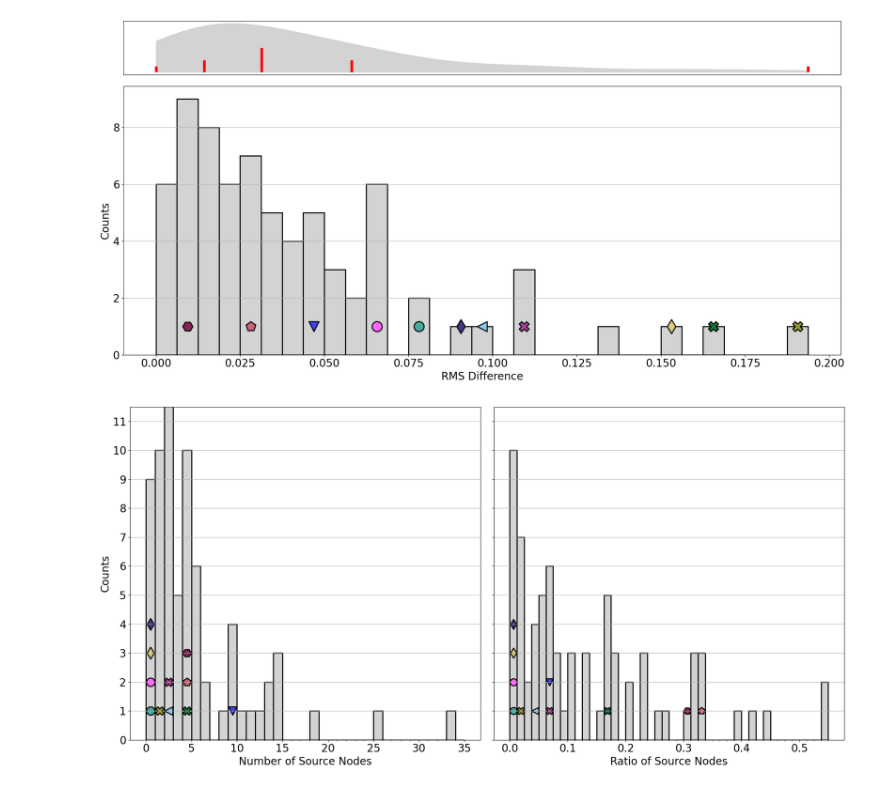
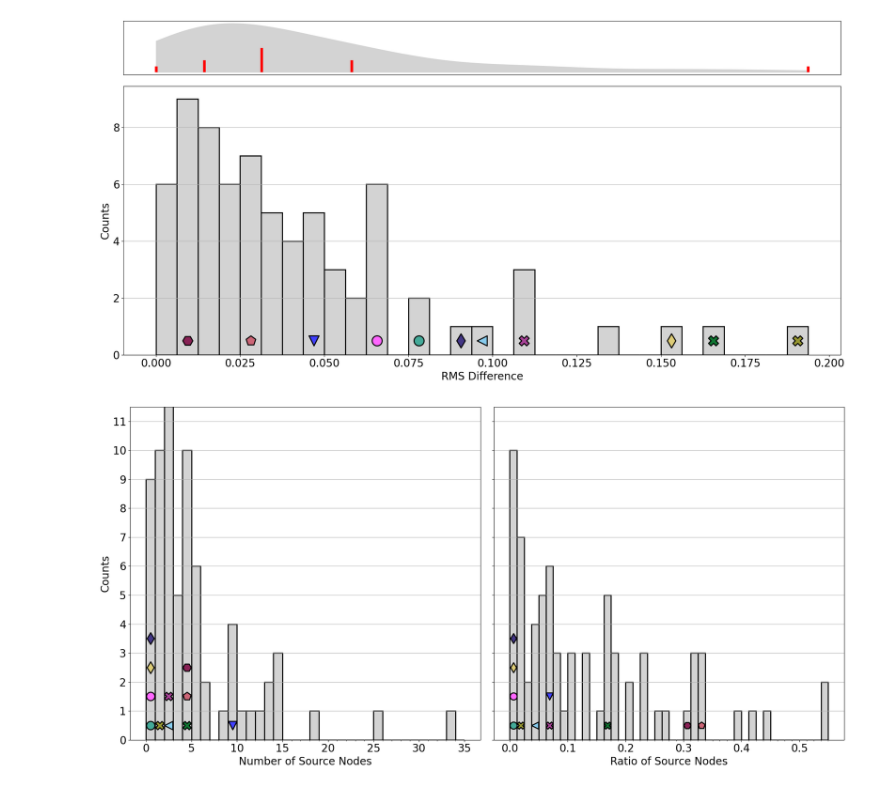
Before and after one commit to kyuhyongpark/cubewalkers-analysis, a Jupyter notebook: node_average_values_analysis.ipynb, the cells around one changed output. Cells and saved outputs as stored; diff of their text form; code cells hidden in the pictures.

Commit message:
Adjusted highlight placing in figures

```diff
--- a/node_average_values_analysis.ipynb
+++ b/node_average_values_analysis.ipynb
@@ -165,3 +165,22 @@ highlight_list = [[] for _ in range(32)]
 for model, color in highlight_color_dict.items():
     idx = int(QC['RMSD'][model]/0.00625)
     highlight_list[idx].append((category_symbol_dict[QC['category'][model]], color))
+# %%
+fig, ax = plt.subplots(figsize=(20, 10))
+
+ax.hist(QC['RMSD'], bins=[i*0.00625 for i in range(32)], edgecolor='k', color='lightgrey', linewidth=2)
+#ax.set_title('RMS Difference')
+ax.set_xlabel('RMS Difference')
+ax.set_ylabel('Counts')
+ax.grid(axis='y')
+
+for i in range(32):
+    x = (i+0.5)*0.00625
+    for idx, model in enumerate(highlight_list[i]):
+        ax.scatter(x=x, y=idx+0.5, marker=model[0], c=model[1], s=highlight_marker_size, linewidths=2, edgecolor='k')
+
+plt.tight_layout()
+
+plt.savefig(f'./data/{models_dir}/figures/RMSDist.png')
+plt.savefig(f'./data/{models_dir}/figures/RMSDist.pdf')
+plt.show()
@@ -168,34 +189,34 @@ for model, color in highlight_color_dict.items():
 # %%
 #fig = hist_kde_pair(np.sqrt(QC['dss/N']), stretch_factor=5, var_name='RMS Difference')
 fig, ax = plt.subplot_mosaic([['KDE'], ['hist']], figsize=(20, 10),
                                  gridspec_kw={'height_ratios':[1, 5]})
 
 dx = gaussian_kde(QC['RMSD'])
 lx = np.linspace(min(QC['RMSD']),max(QC['RMSD']),1000)
 dlx = dx(lx)
 ax['KDE'].fill_between(lx,dlx,color='lightgrey')
 ax['KDE'].vlines(np.quantile(QC['RMSD'],[0.0,0.25,0.5,0.75,1.0]),0,np.array([0.25,0.5,1.0,0.5,0.25])*max(dlx)/2,linewidth=5,color='red')
 ax['KDE'].get_yaxis().set_visible(False)
 ax['KDE'].get_xaxis().set_visible(False)
 
 ax['hist'].hist(QC['RMSD'], bins=[i*0.00625 for i in range(32)], edgecolor='k', color='lightgrey', linewidth=2)
 #ax.set_title('RMS Difference')
 ax['hist'].set_xlabel('RMS Difference')
 ax['hist'].set_ylabel('Counts')
 ax['hist'].grid(axis='y')
 
 for i in range(32):
     x = (i+0.5)*0.00625
     for idx, model in enumerate(highlight_list[i]):
-        ax['hist'].scatter(x=x, y=idx+1, marker=model[0], c=model[1], s=highlight_marker_size, linewidths=2, edgecolor='k')
+        ax['hist'].scatter(x=x, y=idx+0.5, marker=model[0], c=model[1], s=highlight_marker_size, linewidths=2, edgecolor='k')
 
 plt.tight_layout()
 
 plt.savefig(f'./data/{models_dir}/figures/RMSDist_Gauss.png')
 plt.savefig(f'./data/{models_dir}/figures/RMSDist_Gauss.pdf')
 plt.show()
 # %% [output]
-[figure, old version]
+[figure, new version]
 # %%
 highlight_list_source = [[] for _ in range(45)]
 for model, color in highlight_color_dict.items():
@@ -217,7 +238,7 @@ ax[0].grid(axis='y')
 count = np.zeros(10) # Highlighted models have at most 10 source nodes
 for model, color in highlight_color_dict.items():
     count[QC['NS'][model]] += 1
-    ax[0].scatter(x=0.5+QC['NS'][model], y=count[QC['NS'][model]], marker=category_symbol_dict[QC['category'][model]], c=color, s=0.7*highlight_marker_size, linewidths=2, edgecolor='k')
+    ax[0].scatter(x=0.5+QC['NS'][model], y=count[QC['NS'][model]]-0.5, marker=category_symbol_dict[QC['category'][model]], c=color, s=0.7*highlight_marker_size, linewidths=2, edgecolor='k')
 
 
 ax[1].hist(QC['NS/N'], bins=[i*0.0125 for i in range(45)], edgecolor='k', color='lightgrey', linewidth=2)
@@ -233,11 +254,11 @@ ax[1].grid(axis='y')
 for i in range(45):
     x = (i+0.5)*0.0125
     for idx, model in enumerate(highlight_list_source[i]):
-        ax[1].scatter(x=x, y=idx+1, marker=model[0], c=model[1], s=0.5*highlight_marker_size, linewidths=2, edgecolor='k')
+        ax[1].scatter(x=x, y=idx+0.5, marker=model[0], c=model[1], s=0.5*highlight_marker_size, linewidths=2, edgecolor='k')
 
 plt.tight_layout()
 plt.savefig(f'./data/{models_dir}/figures/number_sources.png')
 plt.savefig(f'./data/{models_dir}/figures/number_sources.pdf')
 plt.show()
 # %% [output]
-[figure, old version]
+[figure, new version]
```
Also changed, not shown: parts of 1 cell of this notebook, 6 other files.
